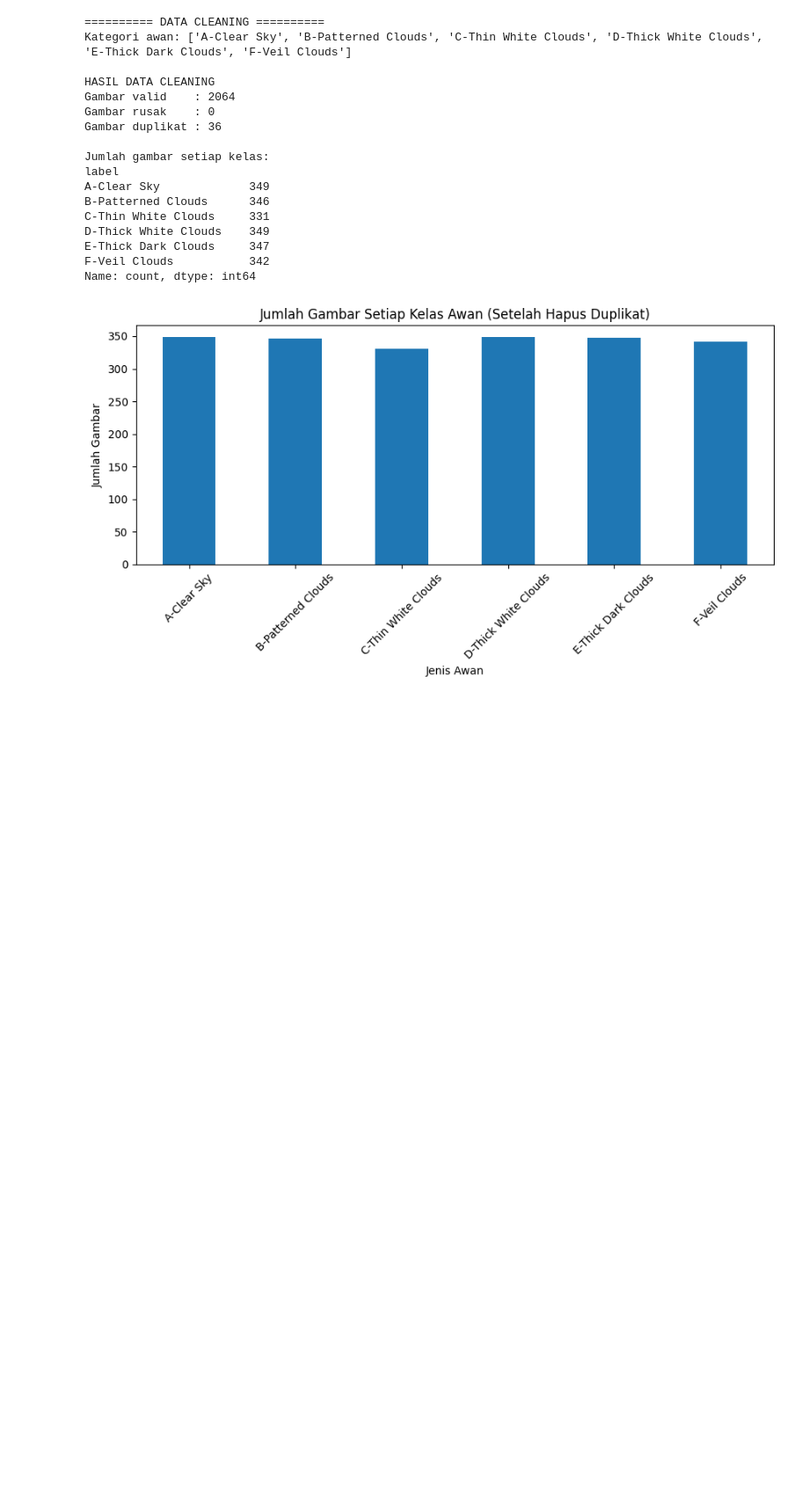
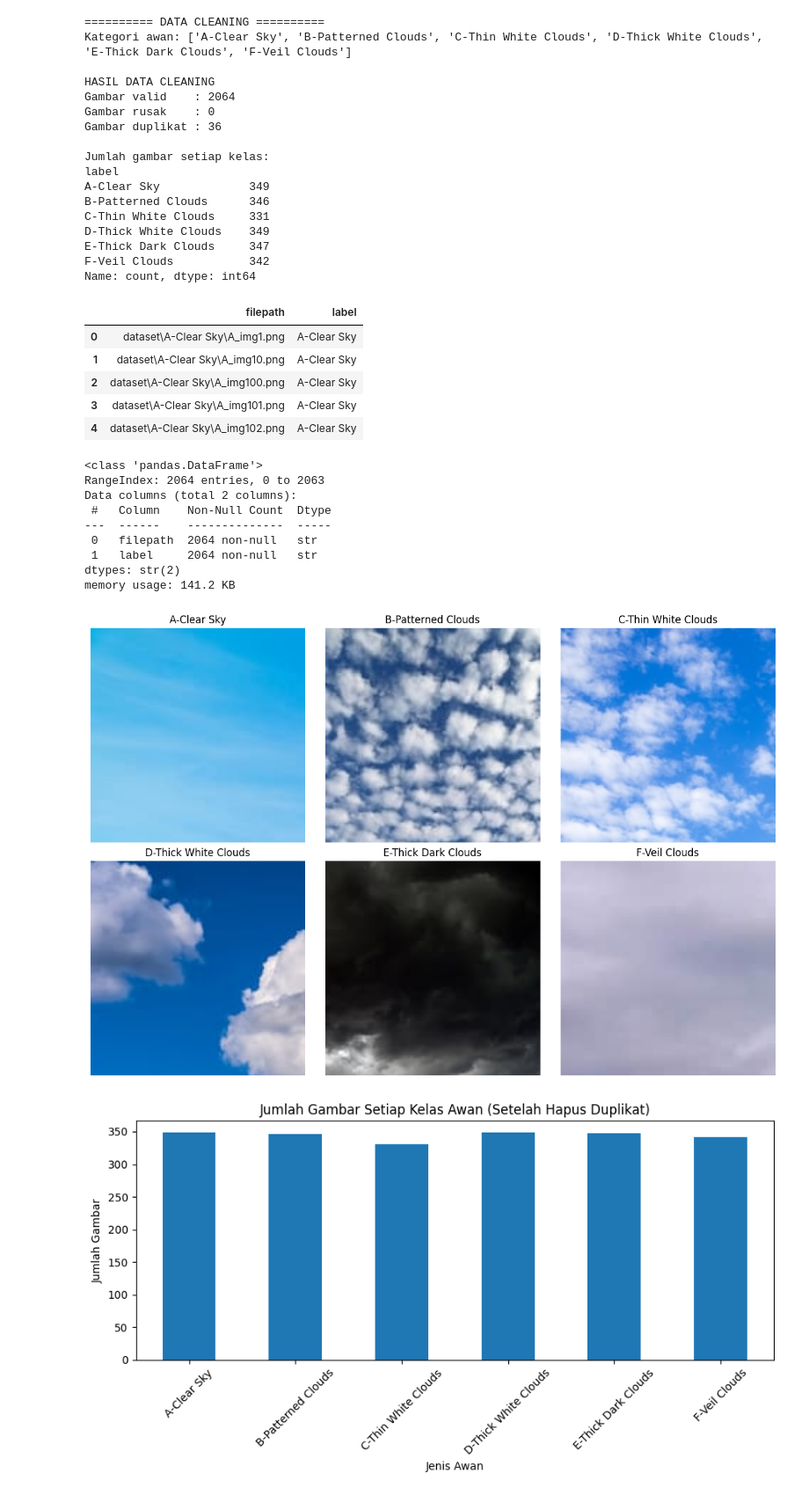
Before and after one commit to Azizur2335/Tubes-DeepLearning, a Jupyter notebook: DataCleaning.ipynb, the cells around one changed output. Shown at 88% size. Drawn from its saved outputs; the diff is of its cells as text; code cells hidden in the pictures; blank space fills up the shorter version.

```diff
--- a/DataCleaning.ipynb
+++ b/DataCleaning.ipynb
@@ -116,6 +116,35 @@ D-Thick White Clouds    349
 E-Thick Dark Clouds     347
 F-Veil Clouds           342
 Name: count, dtype: int64
+# %%
+display(df.head())
+df.info()
+
+fig, axes = plt.subplots(2, 3, figsize=(12, 8))
+for ax, cls in zip(axes.flat, classes):
+    contoh = df[df["label"] == cls].iloc[0]["filepath"]
+    ax.imshow(Image.open(contoh))
+    ax.set_title(cls)
+    ax.axis("off")
+plt.tight_layout()
+plt.show()
+# %% [output]
+|  | filepath | label |
+| 0 | dataset\A-Clear Sky\A_img1.png | A-Clear Sky |
+| 1 | dataset\A-Clear Sky\A_img10.png | A-Clear Sky |
+| 2 | dataset\A-Clear Sky\A_img100.png | A-Clear Sky |
+| 3 | dataset\A-Clear Sky\A_img101.png | A-Clear Sky |
+| 4 | dataset\A-Clear Sky\A_img102.png | A-Clear Sky |
+<class 'pandas.DataFrame'>
+RangeIndex: 2064 entries, 0 to 2063
+Data columns (total 2 columns):
+ #   Column    Non-Null Count  Dtype
+---  ------    --------------  -----
+ 0   filepath  2064 non-null   str
+ 1   label     2064 non-null   str
+dtypes: str(2)
+memory usage: 141.2 KB
+[figure, added]
 # %%
 plt.figure(figsize=(9, 5))
 class_counts.plot(kind="bar")
```
Also changed, not shown: parts of 2 cells of this notebook, 1 other file.
